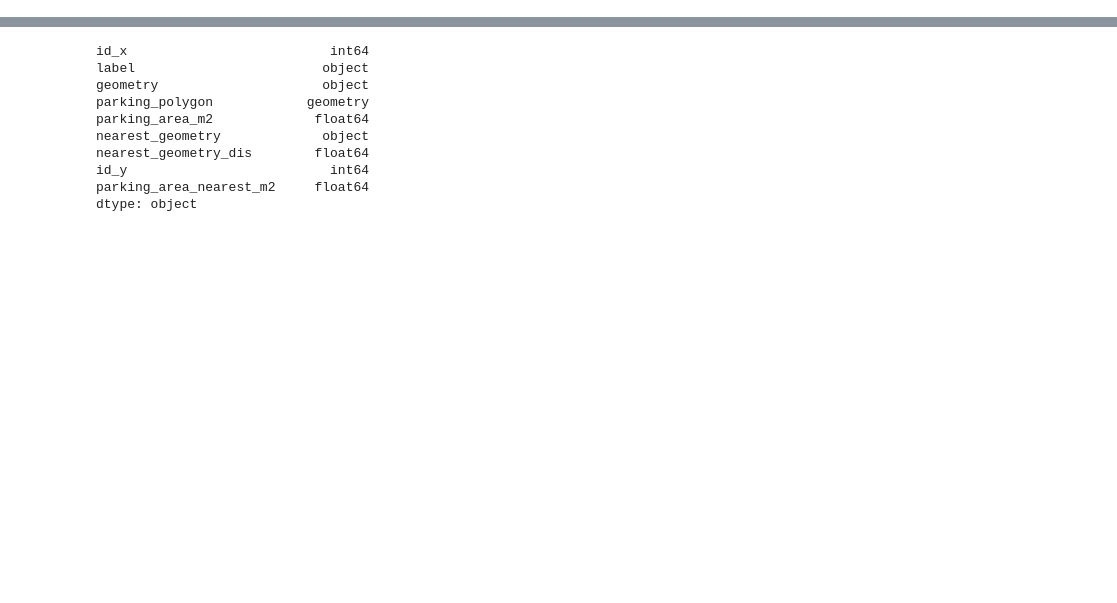
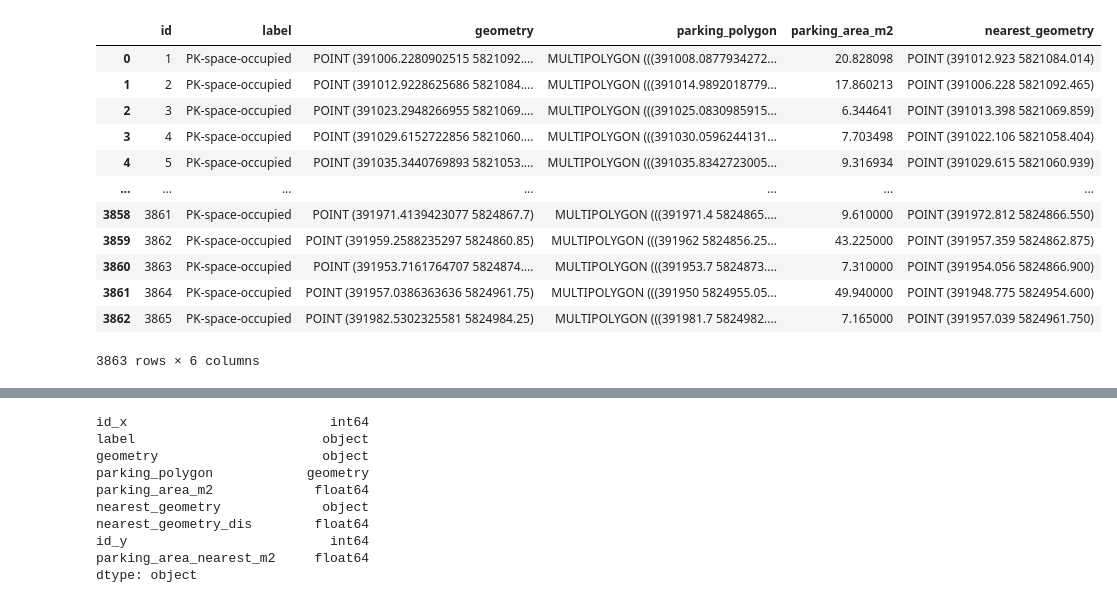
Before and after one commit to Bashinim/Parking-Lot-Detection, a Jupyter notebook: Image_and_annotation_processing/Removing false positive predictions.ipynb, the cells around one changed output, grey strips where cells are left out. Drawn from its saved outputs; the diff is of its cells as text; code cells hidden in the pictures; blank space fills up the shorter version.

```diff
--- a/Image_and_annotation_processing/Removing false positive predictions.ipynb
+++ b/Image_and_annotation_processing/Removing false positive predictions.ipynb
@@ -76,6 +76,22 @@ for index, row in df_parking.iterrows():
 # Setting the nerest geometry ad dataframe's geometry
 df_parking = df_parking.set_geometry("nearest_geometry")
 df_parking['geometry'] = df_parking['geometry'].astype(str)
+# %%
+df_parking
+# %% [output]
+|  | id | label | geometry | parking_polygon | parking_area_m2 | nearest_geometry |
+| 0 | 1 | PK-space-occupied | POINT (391006.2280902515 5821092.... | MULTIPOLYGON (((391008.0877934272... | 20.828098 | POINT (391012.923 5821084.014) |
+| 1 | 2 | PK-space-occupied | POINT (391012.9228625686 5821084.... | MULTIPOLYGON (((391014.9892018779... | 17.860213 | POINT (391006.228 5821092.465) |
+| 2 | 3 | PK-space-occupied | POINT (391023.2948266955 5821069.... | MULTIPOLYGON (((391025.0830985915... | 6.344641 | POINT (391013.398 5821069.859) |
+| 3 | 4 | PK-space-occupied | POINT (391029.6152722856 5821060.... | MULTIPOLYGON (((391030.0596244131... | 7.703498 | POINT (391022.106 5821058.404) |
+| 4 | 5 | PK-space-occupied | POINT (391035.3440769893 5821053.... | MULTIPOLYGON (((391035.8342723005... | 9.316934 | POINT (391029.615 5821060.939) |
+| ... | ... | ... | ... | ... | ... | ... |
+| 3858 | 3861 | PK-space-occupied | POINT (391971.4139423077 5824867.7) | MULTIPOLYGON (((391971.4 5824865.... | 9.610000 | POINT (391972.812 5824866.550) |
+| 3859 | 3862 | PK-space-occupied | POINT (391959.2588235297 5824860.85) | MULTIPOLYGON (((391962 5824856.25... | 43.225000 | POINT (391957.359 5824862.875) |
+| 3860 | 3863 | PK-space-occupied | POINT (391953.7161764707 5824874.... | MULTIPOLYGON (((391953.7 5824873.... | 7.310000 | POINT (391954.056 5824866.900) |
+| 3861 | 3864 | PK-space-occupied | POINT (391957.0386363636 5824961.75) | MULTIPOLYGON (((391950 5824955.05... | 49.940000 | POINT (391948.775 5824954.600) |
+| 3862 | 3865 | PK-space-occupied | POINT (391982.5302325581 5824984.25) | MULTIPOLYGON (((391981.7 5824982.... | 7.165000 | POINT (391957.039 5824961.750) |
+3863 rows × 6 columns
 # %%
 # Calculating the distance from each parking space to the nearest parking space
 df_parking["nearest_geometry_dis"] = df_parking.distance(df_parking_copy)
```
Also changed, not shown: parts of 5 cells of this notebook, 3 other files.
